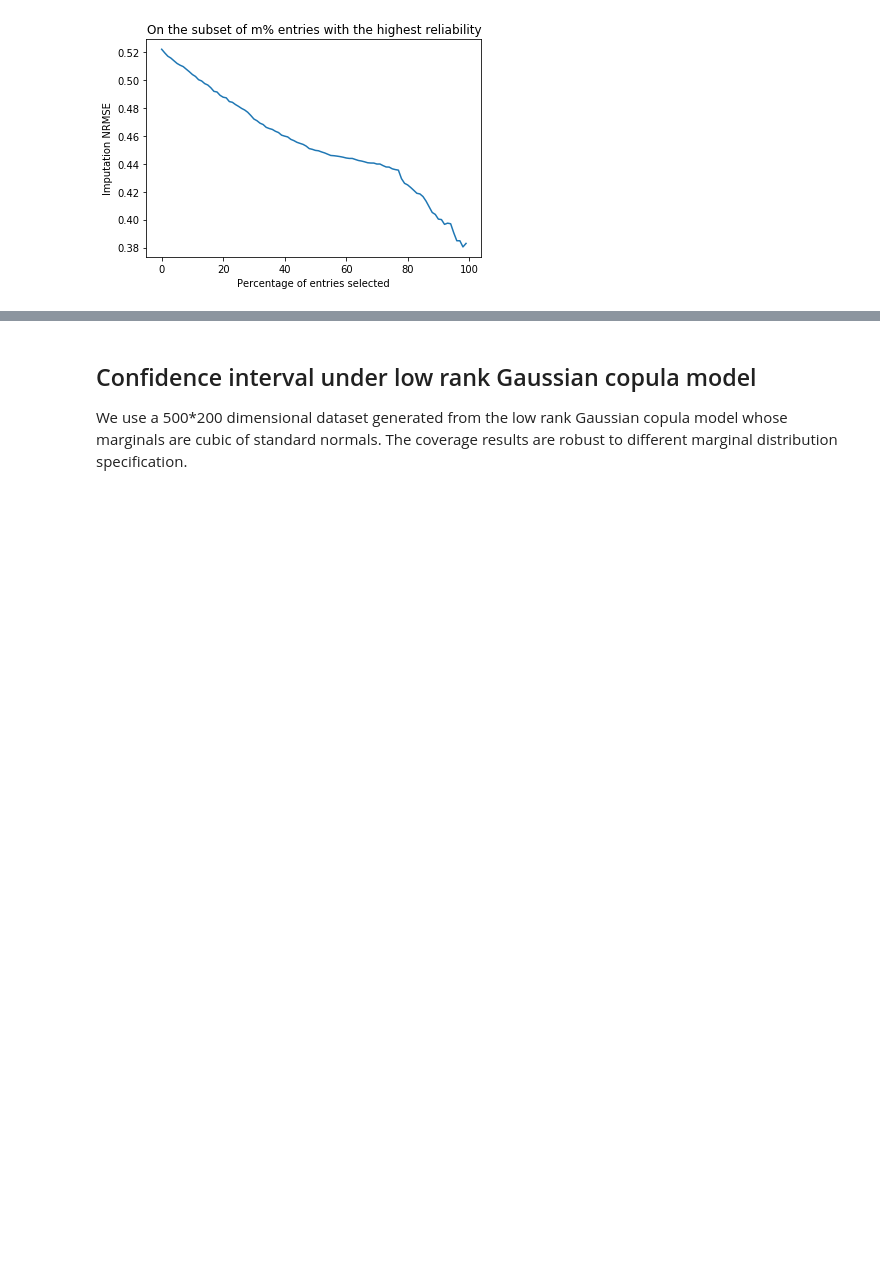
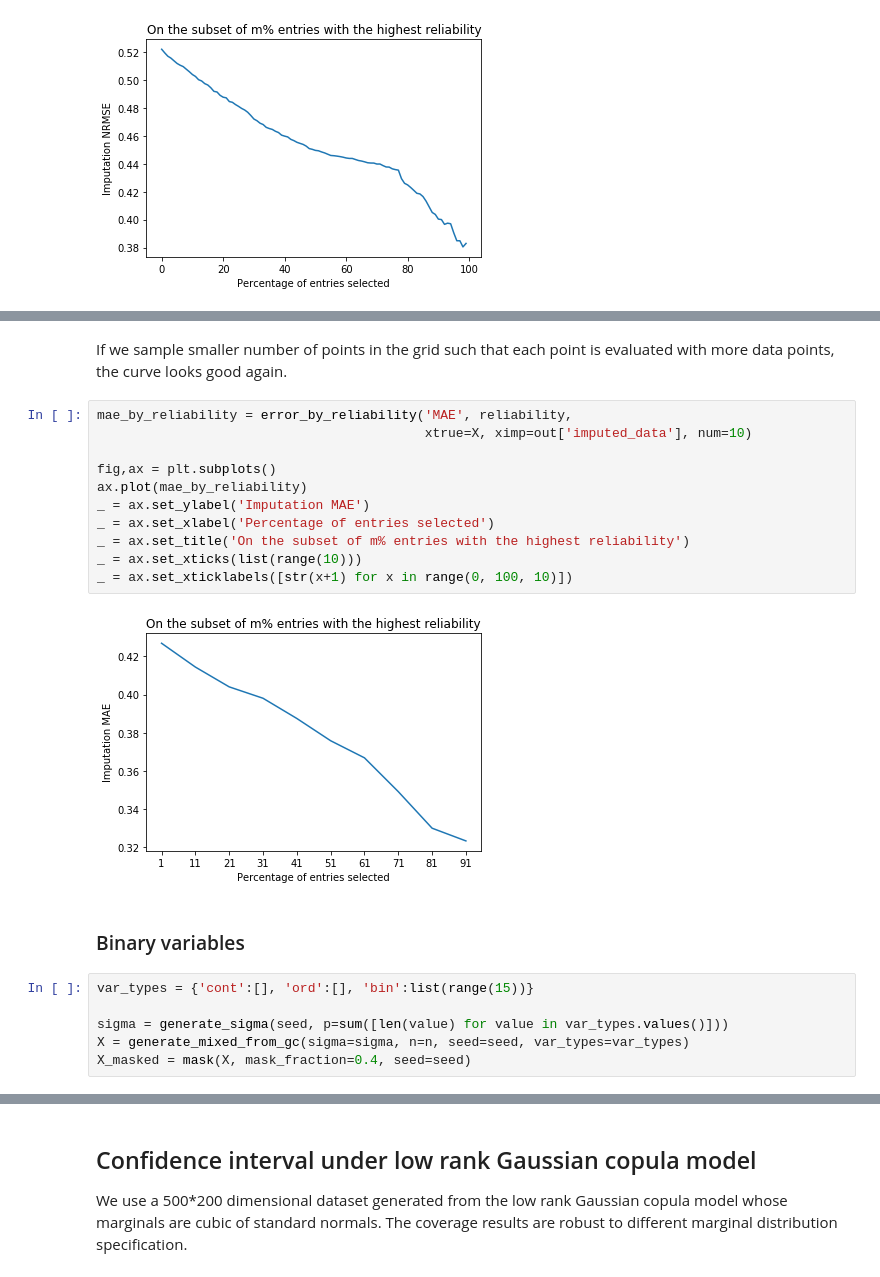
Before and after one commit to udellgroup/gcimpute, a Jupyter notebook: Examples/Example Uncertainty Quantification.ipynb, the cells around one changed output, grey strips where cells are left out. Saved outputs shown, nothing was run; the diff lists cells and outputs as text; blank space fills up the shorter version.

```diff
--- a/Examples/Example Uncertainty Quantification.ipynb
+++ b/Examples/Example Uncertainty Quantification.ipynb
@@ -70,0 +112,23 @@ _ = ax.set_title('On the subset of m% entries with the highest reliability')
+# %% [markdown]
+If we sample smaller number of points in the grid such that each point is evaluated with more data points, the curve looks good again.
+# %%
+mae_by_reliability = error_by_reliability('MAE', reliability,
+                                          xtrue=X, ximp=out['imputed_data'], num=10)
+
+fig,ax = plt.subplots()
+ax.plot(mae_by_reliability)
+_ = ax.set_ylabel('Imputation MAE')
+_ = ax.set_xlabel('Percentage of entries selected')
+_ = ax.set_title('On the subset of m% entries with the highest reliability')
+_ = ax.set_xticks(list(range(10)))
+_ = ax.set_xticklabels([str(x+1) for x in range(0, 100, 10)])
+# %% [output]
+[figure, added]
+# %% [markdown]
+### Binary variables
+# %%
+var_types = {'cont':[], 'ord':[], 'bin':list(range(15))}
+
+sigma = generate_sigma(seed, p=sum([len(value) for value in var_types.values()]))
+X = generate_mixed_from_gc(sigma=sigma, n=n, seed=seed, var_types=var_types)
+X_masked = mask(X, mask_fraction=0.4, seed=seed)
```
Also changed, not shown: parts of 26 cells of this notebook, 4 other files.
